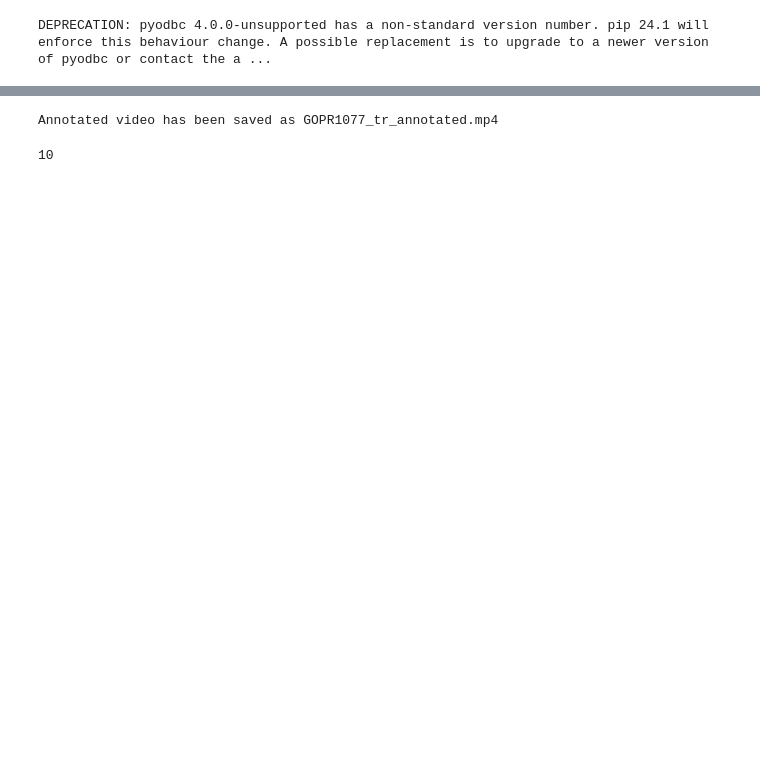
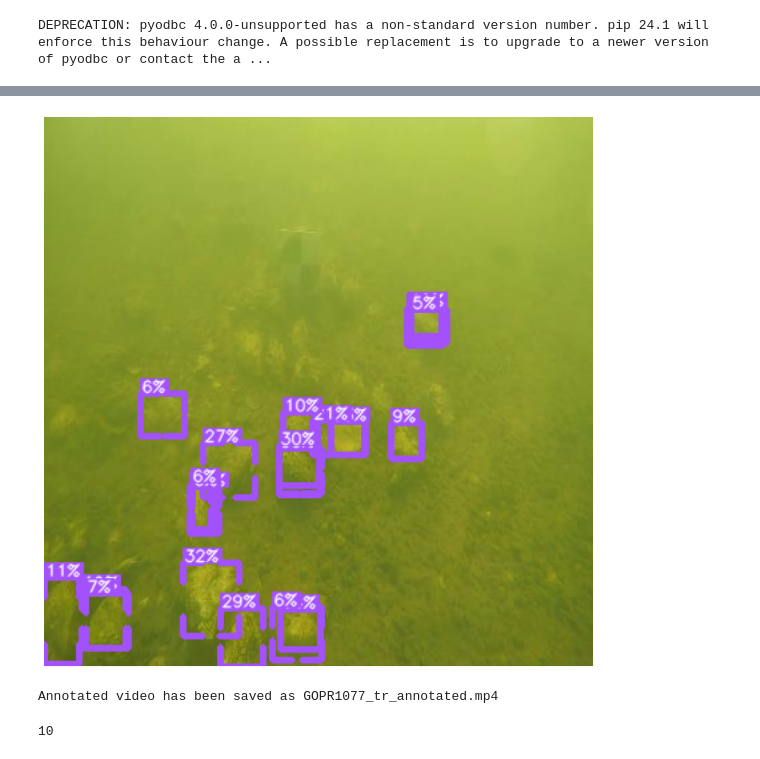
Before and after one commit to NikolaiVukov21/Shellfish_project_2024, a Jupyter notebook: Jupyter_local_code/video_annotation.ipynb, the cells around one changed output, grey strips where cells are left out. Saved outputs shown, nothing was run; the diff lists cells and outputs as text; code cells hidden in the pictures; blank space fills up the shorter version.

```diff
--- a/Jupyter_local_code/video_annotation.ipynb
+++ b/Jupyter_local_code/video_annotation.ipynb
@@ -20,8 +21,25 @@ from PIL import Image
 # %%
+model = YOLOv10(model_path)
+bba = sv.BoxCornerAnnotator()
+la = sv.LabelAnnotator(text_scale = 0.4, text_padding = 1)
 
+def run_pred(input_img, label_annotator = la, bounding_box_annotator = bba, verbose = False, conf = True, conf_level = 0.05):
+    cont_img = np.ascontiguousarray(input_img, dtype=np.uint8)
+    results = model(cont_img, conf=conf_level, verbose = verbose)[0]
+    conf_array = np.array(results.boxes.conf.cpu())
+    conf_ls_str  = [str(round(x * 100) ) + '%' for x in conf_array]
+
+    detections = sv.Detections.from_ultralytics(results)
+    annotated_image = bounding_box_annotator.annotate(
+        scene=input_img, detections=detections)
+#     print(detections)
+    annotated_image = label_annotator.annotate(
+        scene=annotated_image, detections=detections, labels = conf_ls_str)
+    return(annotated_image)
 # im_pil = Image.open("oyster_test.jpg")
-# image = np.array(im_pil)https://github.com/roboflow/notebooks/blob/main/notebooks/train-yolov10-object-detection-on-custom-dataset.ipynb
-# image_2 = np.array(Image.open('problem_photo_small.jpg'))
+# image = np.array(im_pil)
+image_2 = np.array(Image.open('problem_photo_small.jpg'))
 # print(im_pil.size)
-# ann_img = run_pred(image_2)
-# sv.plot_image(ann_img)
+ann_img = run_pred(image_2, conf_level = 0.05)
+sv.plot_image(ann_img)
+# %% [output]
@@ -28 +47,2 @@ from PIL import Image
+[figure, added]
 # %%
```
Also changed, not shown: parts of 4 cells of this notebook.
